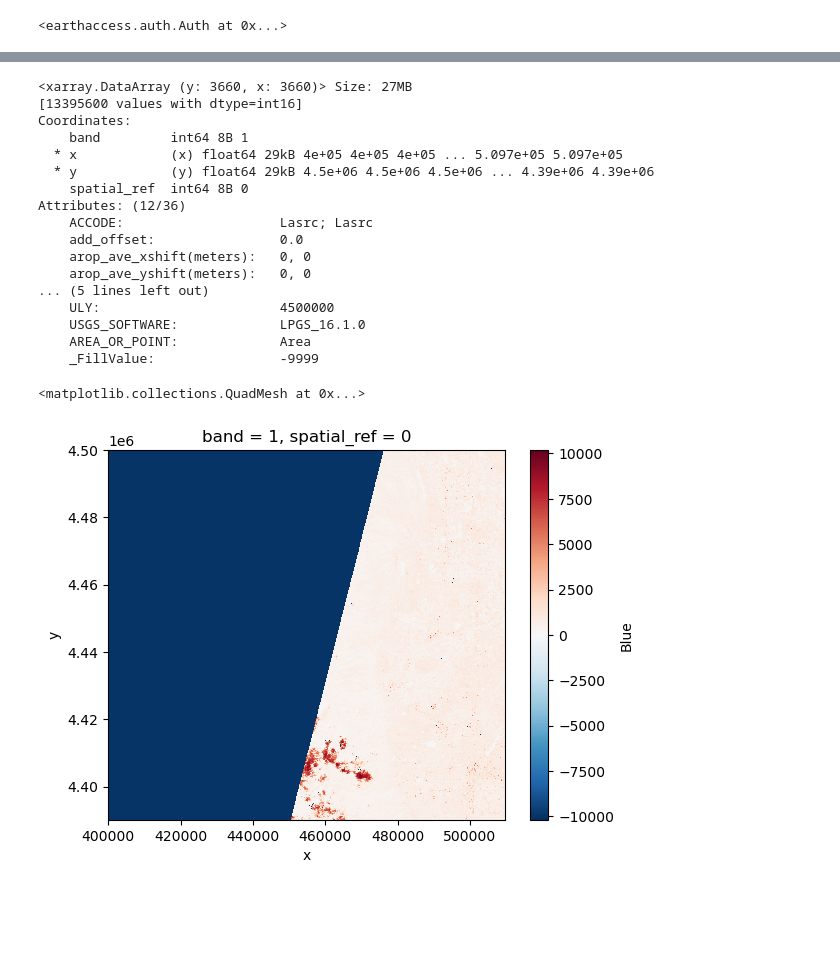
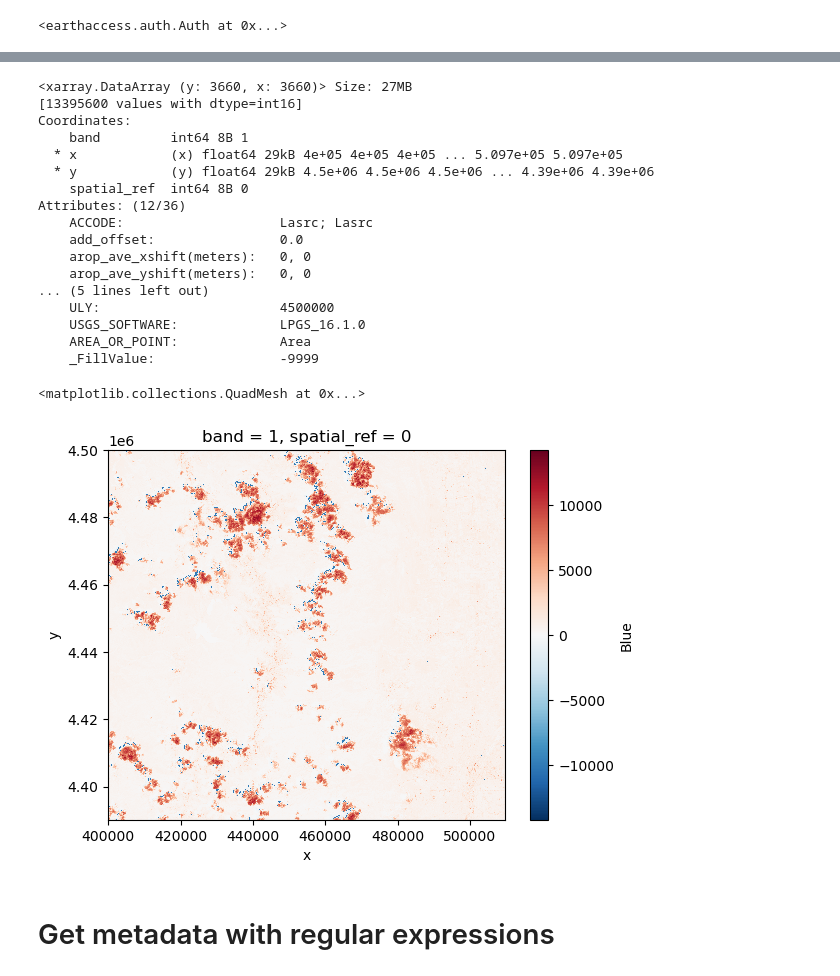
Before and after one commit to earthlab-education/fundamentals-04-redlining-hanried, a Jupyter notebook: notebooks/boulder-redlining.ipynb, the cells around one changed output, grey strips where cells are left out. Saved outputs shown, nothing was run; the diff lists cells and outputs as text; code cells hidden in the pictures; blank space fills up the shorter version.

Commit message:
continued to work on boulder_redlining

```diff
--- a/notebooks/boulder-redlining.ipynb
+++ b/notebooks/boulder-redlining.ipynb
@@ -267,25 +273,27 @@ Attributes: (12/33)
 # %%
 # Import one tile of blue data, which is the B02 file
-blue_da = rxr.open_rasterio(boulder_files[13]).squeeze()
+blue_da = rxr.open_rasterio(boulder_files[19]).squeeze()
 display(blue_da)
 blue_da.plot()
 # %% [output]
 <xarray.DataArray (y: 3660, x: 3660)> Size: 27MB
 [13395600 values with dtype=int16]
 Coordinates:
     band         int64 8B 1
   * x            (x) float64 29kB 4e+05 4e+05 4e+05 ... 5.097e+05 5.097e+05
   * y            (y) float64 29kB 4.5e+06 4.5e+06 4.5e+06 ... 4.39e+06 4.39e+06
     spatial_ref  int64 8B 0
 Attributes: (12/36)
     ACCODE:                    Lasrc; Lasrc
     add_offset:                0.0
     arop_ave_xshift(meters):   0, 0
     arop_ave_yshift(meters):   0, 0
 ... (5 lines left out)
     ULY:                       4500000
     USGS_SOFTWARE:             LPGS_16.1.0
     AREA_OR_POINT:             Area
     _FillValue:                -9999
 <matplotlib.collections.QuadMesh at 0x...>
-[figure, old version]
+[figure, new version]
+# %% [markdown]
+# Get metadata with regular expressions
```
Also changed, not shown: parts of 10 cells of this notebook, 1 other file.
